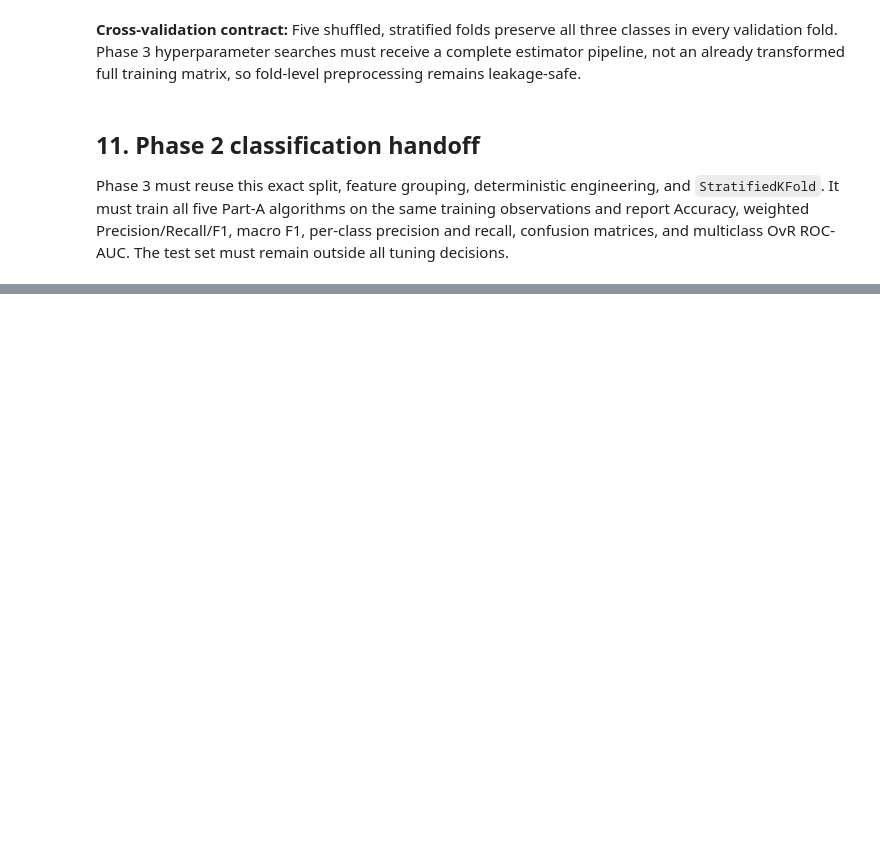
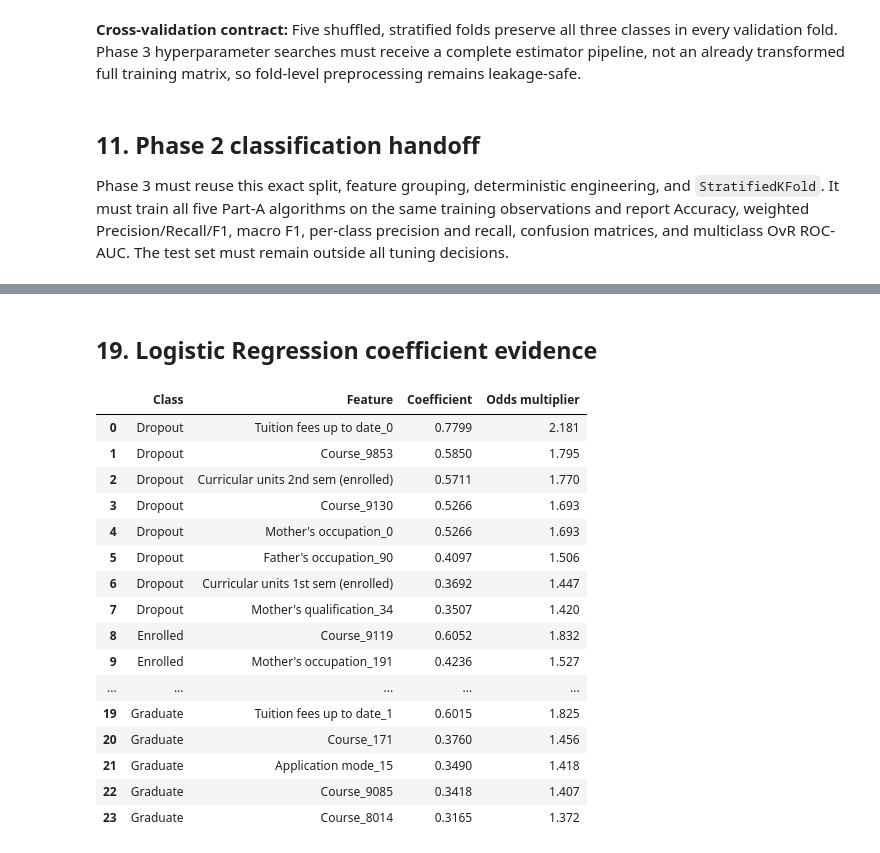
Before and after one commit to Shruhath/23CSE301-ML-Capstone, a Jupyter notebook: notebooks/classification.ipynb, the cells around one changed output, grey strips where cells are left out. Cells and saved outputs as stored; diff of their text form; code cells hidden in the pictures; blank space fills up the shorter version.

```diff
--- a/notebooks/classification.ipynb
+++ b/notebooks/classification.ipynb
@@ -491,0 +949,43 @@ Phase 3 must reuse this exact split, feature grouping, deterministic engineering
+# %% [markdown]
+## 19. Logistic Regression coefficient evidence
+# %%
+logistic_estimator = classification_estimators["Logistic Regression"]
+logistic_feature_names = logistic_estimator.named_steps["preprocessor"].get_feature_names_out()
+logistic_model = logistic_estimator.named_steps["model"]
+coefficient_rows = []
+for class_index, label in enumerate(logistic_model.classes_):
+    class_coefficients = pd.Series(
+        logistic_model.coef_[class_index],
+        index=logistic_feature_names,
+    )
+    for feature, value in class_coefficients.nlargest(8).items():
+        coefficient_rows.append(
+            {
+                "Class": label,
+                "Feature": feature,
+                "Coefficient": value,
+                "Odds multiplier": np.exp(value),
+            }
+        )
+logistic_top_coefficients = pd.DataFrame(coefficient_rows)
+display(logistic_top_coefficients.style.format({
+    "Coefficient": "{:.4f}", "Odds multiplier": "{:.3f}"
+}))
+# %% [output]
+|  | Class | Feature | Coefficient | Odds multiplier |
+| 0 | Dropout | Tuition fees up to date_0 | 0.7799 | 2.181 |
+| 1 | Dropout | Course_9853 | 0.5850 | 1.795 |
+| 2 | Dropout | Curricular units 2nd sem (enrolled) | 0.5711 | 1.770 |
+| 3 | Dropout | Course_9130 | 0.5266 | 1.693 |
+| 4 | Dropout | Mother's occupation_0 | 0.5266 | 1.693 |
+| 5 | Dropout | Father's occupation_90 | 0.4097 | 1.506 |
+| 6 | Dropout | Curricular units 1st sem (enrolled) | 0.3692 | 1.447 |
+| 7 | Dropout | Mother's qualification_34 | 0.3507 | 1.420 |
+| 8 | Enrolled | Course_9119 | 0.6052 | 1.832 |
+| 9 | Enrolled | Mother's occupation_191 | 0.4236 | 1.527 |
+| ... | ... | ... | ... | ... |
+| 19 | Graduate | Tuition fees up to date_1 | 0.6015 | 1.825 |
+| 20 | Graduate | Course_171 | 0.3760 | 1.456 |
+| 21 | Graduate | Application mode_15 | 0.3490 | 1.418 |
+| 22 | Graduate | Course_9085 | 0.3418 | 1.407 |
+| 23 | Graduate | Course_8014 | 0.3165 | 1.372 |
```
Also changed, not shown: parts of 33 cells of this notebook, 5 other files.
